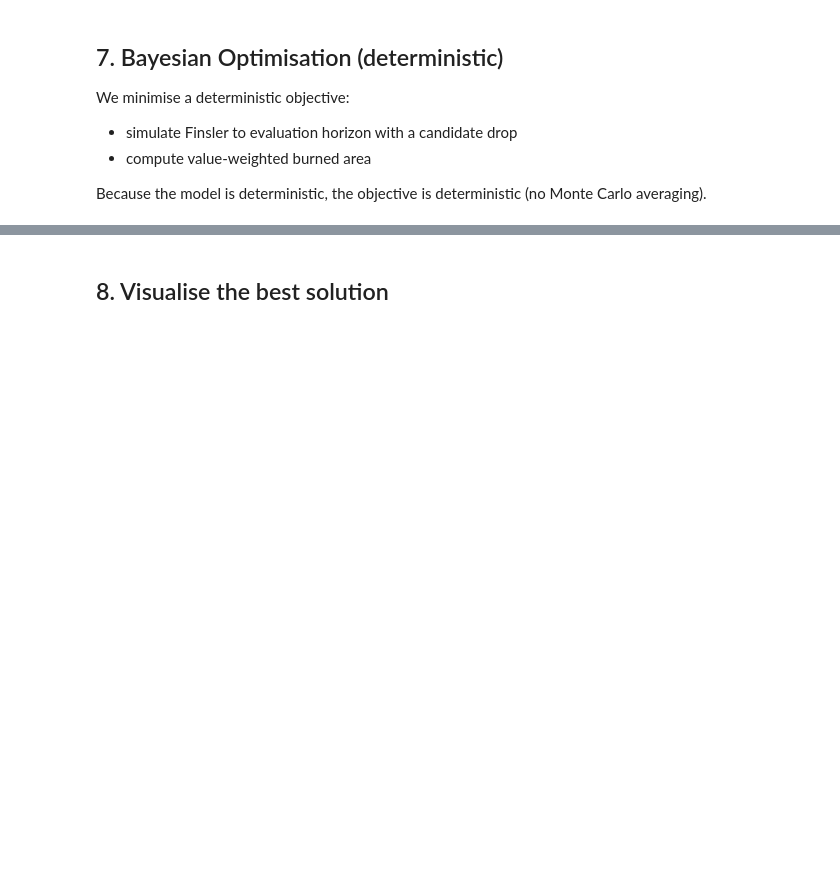
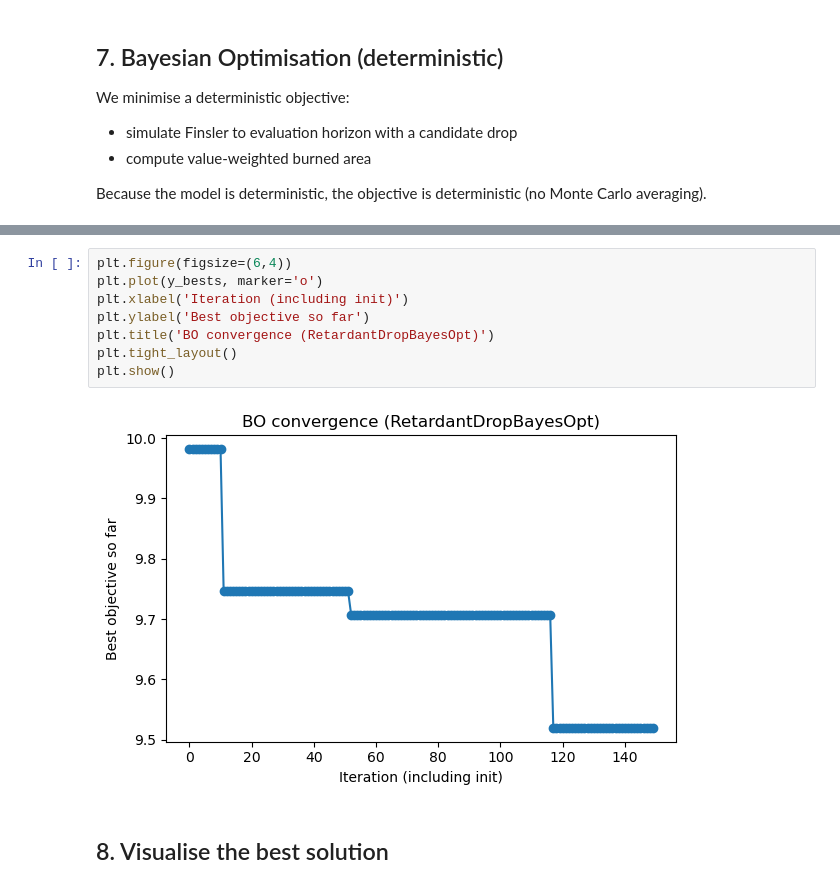
Before and after one commit to joshgreenwa/PyroFinsler, a Jupyter notebook: Updated Finsler Model.ipynb, the cells around one changed output, grey strips where cells are left out. Drawn from its saved outputs; the diff is of its cells as text; blank space fills up the shorter version.

```diff
--- a/Updated Finsler Model.ipynb
+++ b/Updated Finsler Model.ipynb
@@ -390,3 +404,13 @@ Iter 39: y_next=9.4061  best=9.0236
+# %%
+plt.figure(figsize=(6,4))
+plt.plot(y_bests, marker='o')
+plt.xlabel('Iteration (including init)')
+plt.ylabel('Best objective so far')
+plt.title('BO convergence (RetardantDropBayesOpt)')
+plt.tight_layout()
+plt.show()
+# %% [output]
+[figure, added]
 # %% [markdown]
 ## 8. Visualise the best solution
 # %%
```
Also changed, not shown: parts of 4 cells of this notebook, 1 other file.
